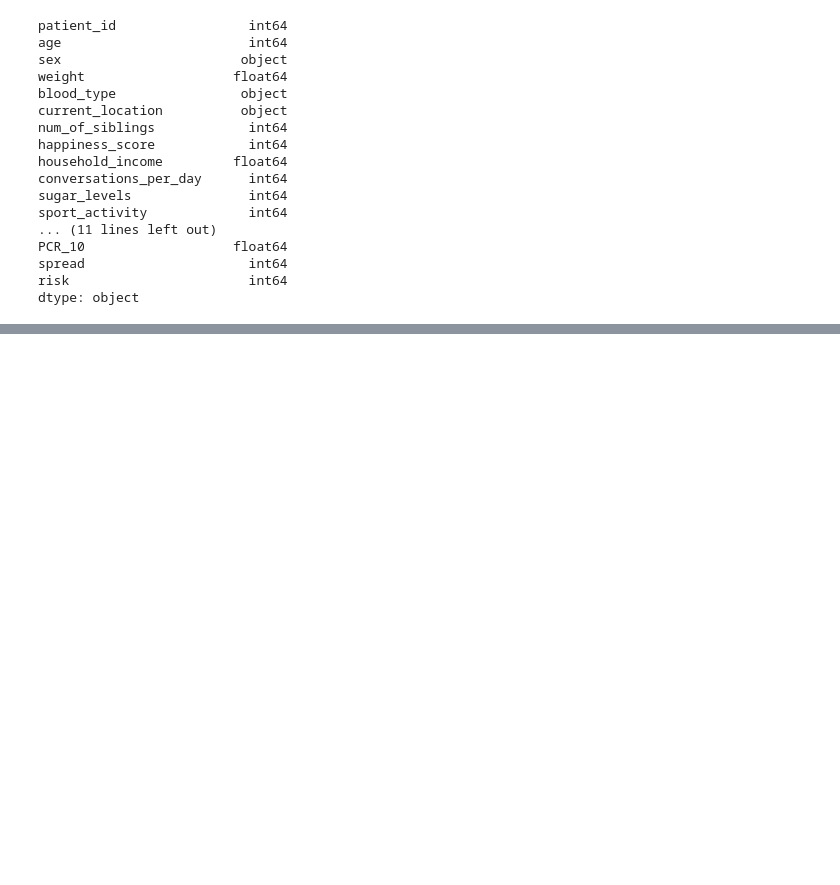
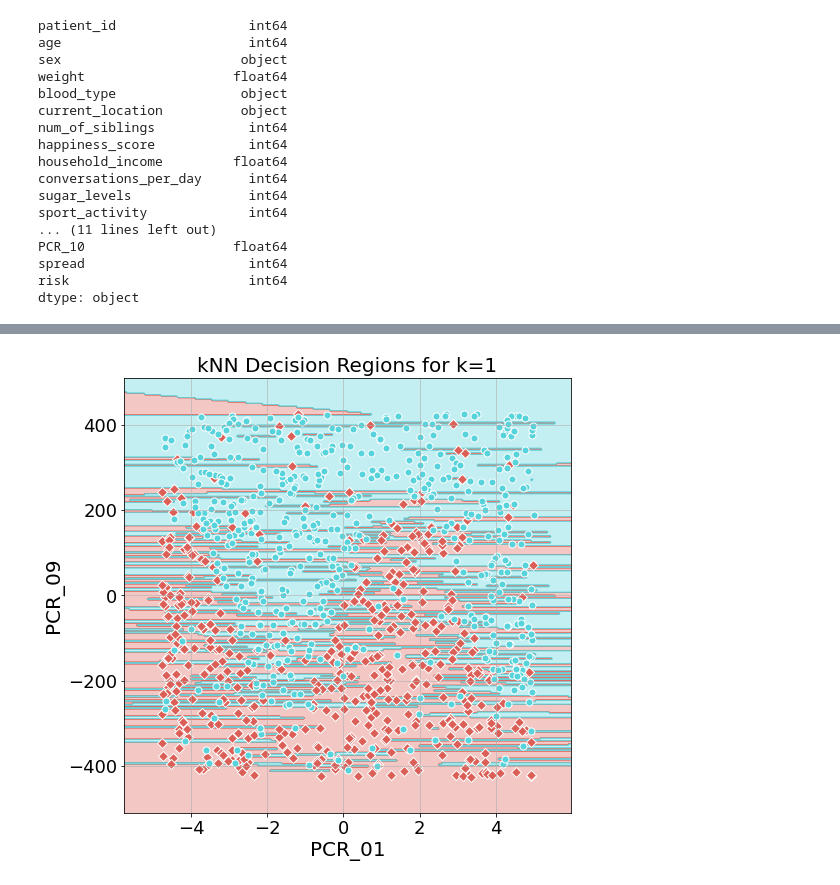
Before and after one commit to FlipperCoin/intro-to-ml, a Jupyter notebook: major_hw1/major_hw1.ipynb, the cells around one changed output, grey strips where cells are left out. Drawn from its saved outputs; the diff is of its cells as text; code cells hidden in the pictures; blank space fills up the shorter version.

```diff
--- a/major_hw1/major_hw1.ipynb
+++ b/major_hw1/major_hw1.ipynb
@@ -118,0 +196,18 @@ g.fig.set_size_inches(12,8)
+# %%
+# Q8
+features = ['PCR_01', 'PCR_09']
+label = 'spread'
+Xtrain = train[features]
+Ytrain = train[label]
+Xtest = test[features]
+Ytest = test[label]
+
+model = kNN(1)
+h = model.fit(Xtrain, Ytrain)
+
+train_score = h.score(Xtrain, Ytrain)
+test_score = h.score(Xtest, Ytest)
+
+visualize_clf(h, Xtrain, Ytrain, 'kNN Decision Regions for k=1', 'PCR_01', 'PCR_09')
+# %% [output]
+[figure, added]
```
Also changed, not shown: parts of 10 cells of this notebook, 4 other files.
